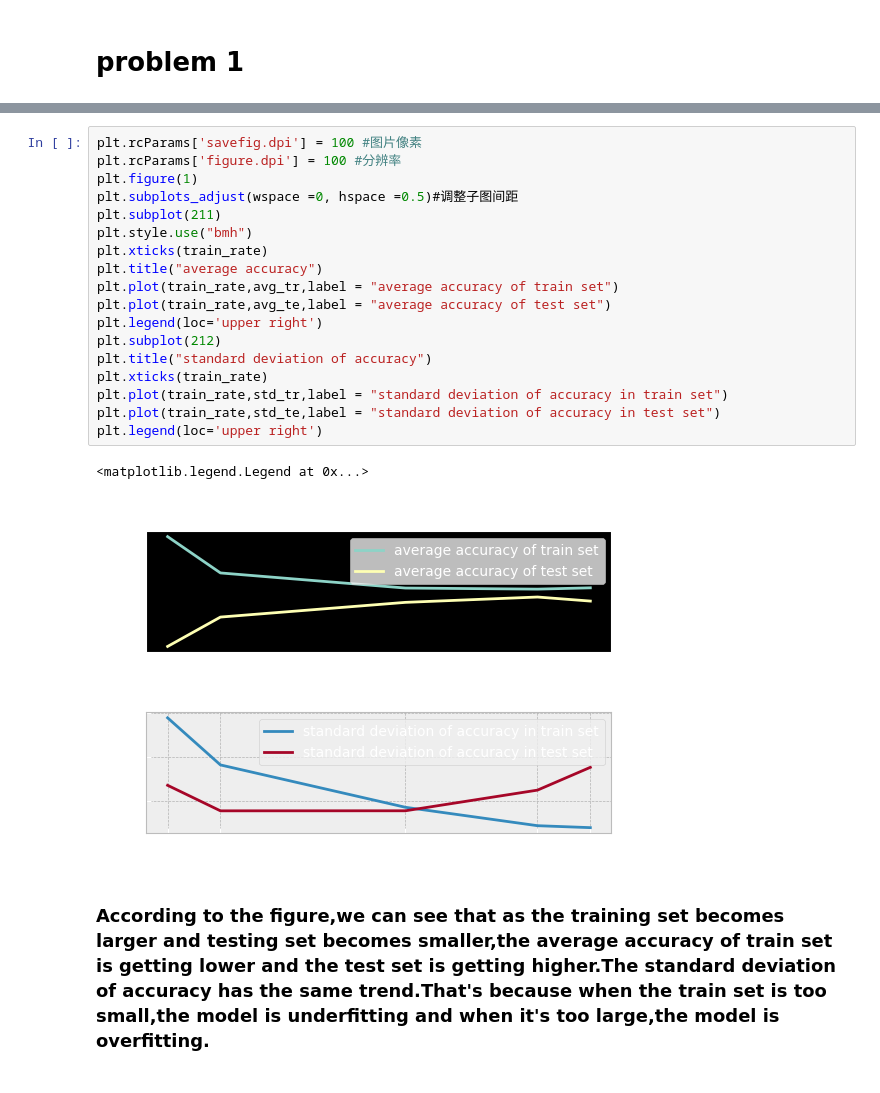
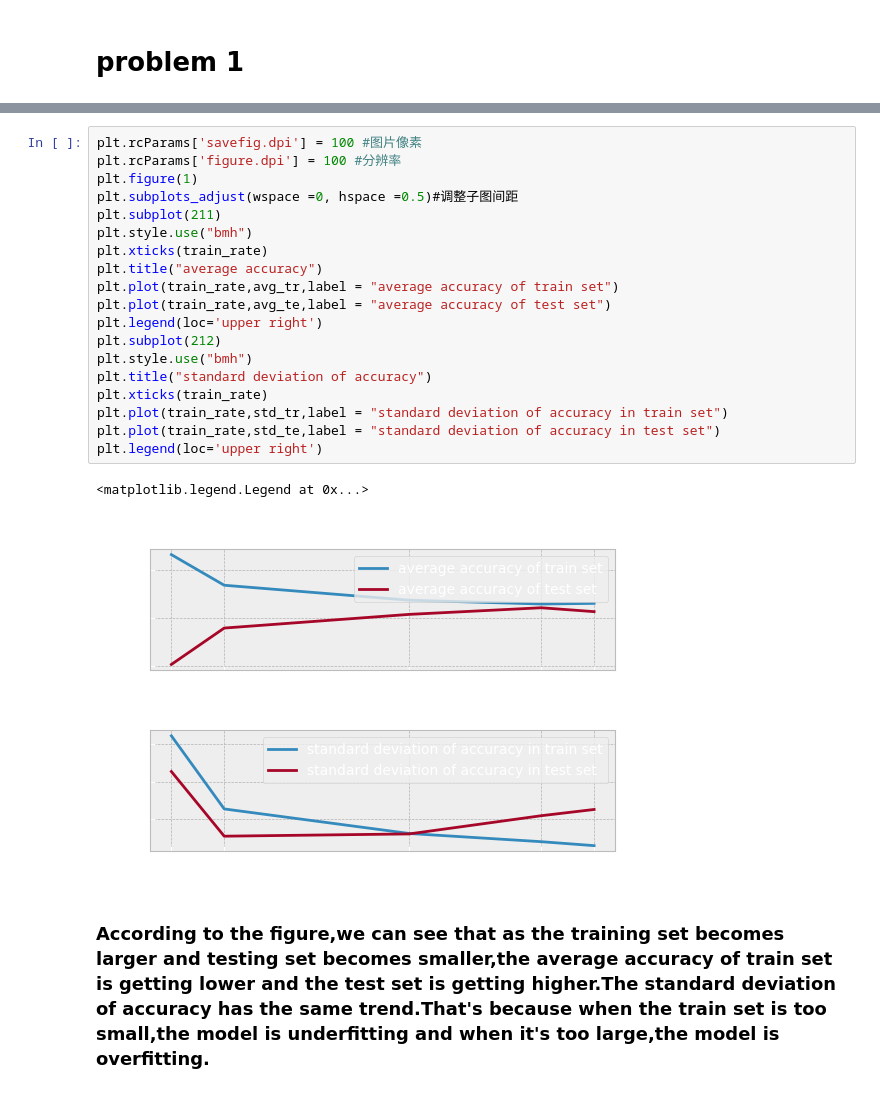
Before and after one commit to ZedRover/AM218-ML, a Jupyter notebook: LinearModel/hw2_pytorch.ipynb, the cells around one changed output, grey strips where cells are left out. Drawn from its saved outputs; the diff is of its cells as text.

```diff
--- a/LinearModel/hw2_pytorch.ipynb
+++ b/LinearModel/hw2_pytorch.ipynb
@@ -137,24 +136,25 @@ KeyboardInterrupt:
 # %%
 plt.rcParams['savefig.dpi'] = 100 #图片像素
 plt.rcParams['figure.dpi'] = 100 #分辨率
 plt.figure(1)
 plt.subplots_adjust(wspace =0, hspace =0.5)#调整子图间距
 plt.subplot(211)
 plt.style.use("bmh")
 plt.xticks(train_rate)
 plt.title("average accuracy")
 plt.plot(train_rate,avg_tr,label = "average accuracy of train set")
 plt.plot(train_rate,avg_te,label = "average accuracy of test set")
 plt.legend(loc='upper right')
 plt.subplot(212)
+plt.style.use("bmh")
 plt.title("standard deviation of accuracy")
 plt.xticks(train_rate)
 plt.plot(train_rate,std_tr,label = "standard deviation of accuracy in train set")
 plt.plot(train_rate,std_te,label = "standard deviation of accuracy in test set")
 plt.legend(loc='upper right')
 # %% [output]
 <matplotlib.legend.Legend at 0x...>
-[figure, old version]
+[figure, new version]
 # %% [markdown]
 ### According to the figure,we can see that as the training set becomes larger and testing set becomes smaller,the average accuracy of train set is getting lower and the test set is getting higher.The standard deviation of accuracy has the same trend.That's because when the train set is too small,the model is underfitting and when it's too large,the model is overfitting.
 # %% [markdown]
```
Also changed, not shown: parts of 4 cells of this notebook, 12 other files.
